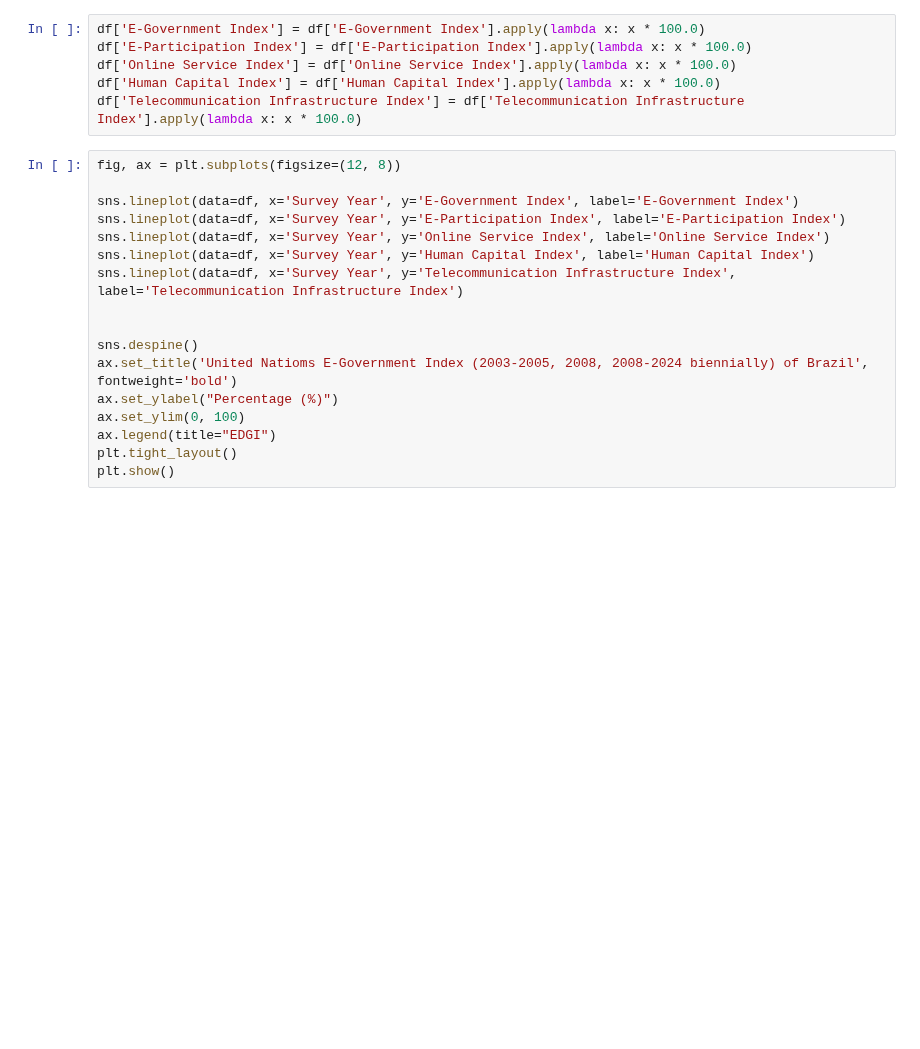
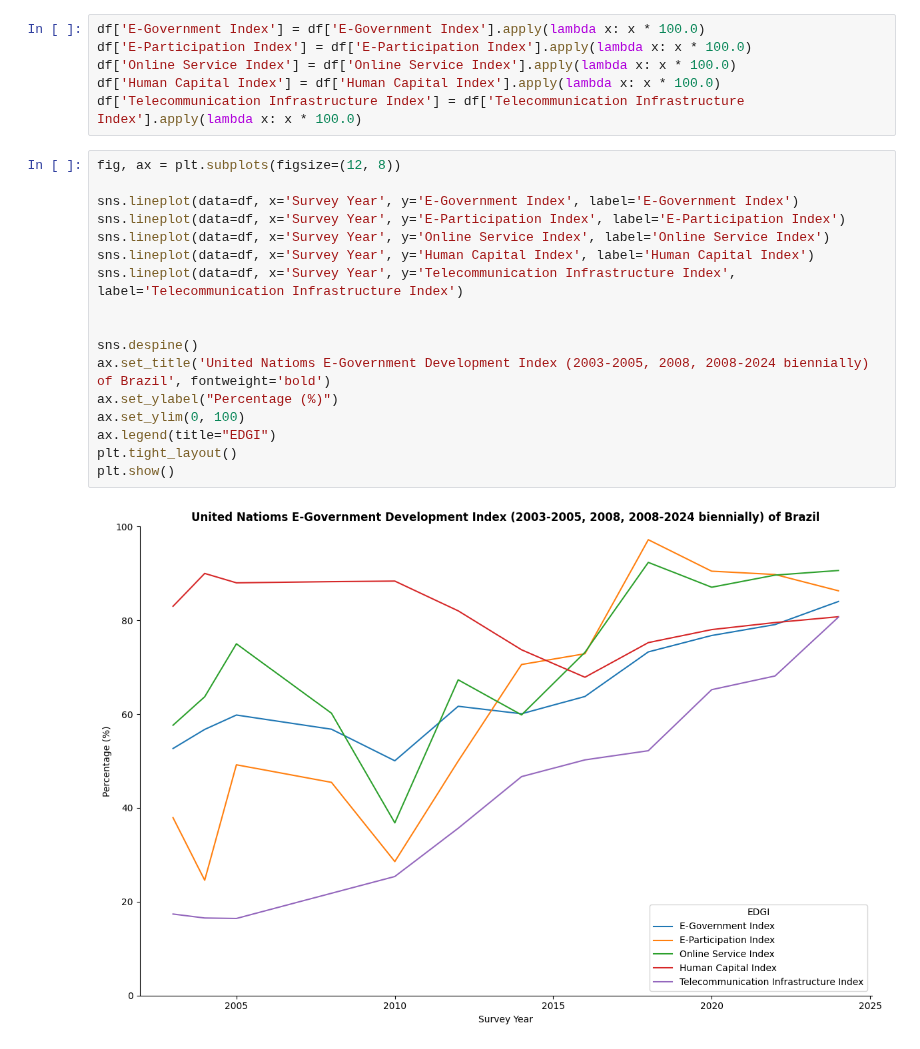
Before and after one commit to LazaroDamasceno/Dissertacao-Mestrado, a Jupyter notebook: eda/egdi/lineplot_egdi_plus_componentes_brazil.ipynb, the cells around one changed output. Drawn from its saved outputs; the diff is of its cells as text; blank space fills up the shorter version.

```diff
--- a/eda/egdi/lineplot_egdi_plus_componentes_brazil.ipynb
+++ b/eda/egdi/lineplot_egdi_plus_componentes_brazil.ipynb
@@ -13,17 +13,19 @@ df['Telecommunication Infrastructure Index'] = df['Telecommunication Infrastruct
 # %%
 fig, ax = plt.subplots(figsize=(12, 8))
 
 sns.lineplot(data=df, x='Survey Year', y='E-Government Index', label='E-Government Index')
 sns.lineplot(data=df, x='Survey Year', y='E-Participation Index', label='E-Participation Index')
 sns.lineplot(data=df, x='Survey Year', y='Online Service Index', label='Online Service Index')
 sns.lineplot(data=df, x='Survey Year', y='Human Capital Index', label='Human Capital Index')
 sns.lineplot(data=df, x='Survey Year', y='Telecommunication Infrastructure Index', label='Telecommunication Infrastructure Index')
 
 
 sns.despine()
-ax.set_title('United Natioms E-Government Index (2003-2005, 2008, 2008-2024 biennially) of Brazil', fontweight='bold')
+ax.set_title('United Natioms E-Government Development Index (2003-2005, 2008, 2008-2024 biennially) of Brazil', fontweight='bold')
 ax.set_ylabel("Percentage (%)")
 ax.set_ylim(0, 100)
 ax.legend(title="EDGI")
 plt.tight_layout()
 plt.show()
+# %% [output]
+[figure, added]
```
Also changed, not shown: 1 other file.
